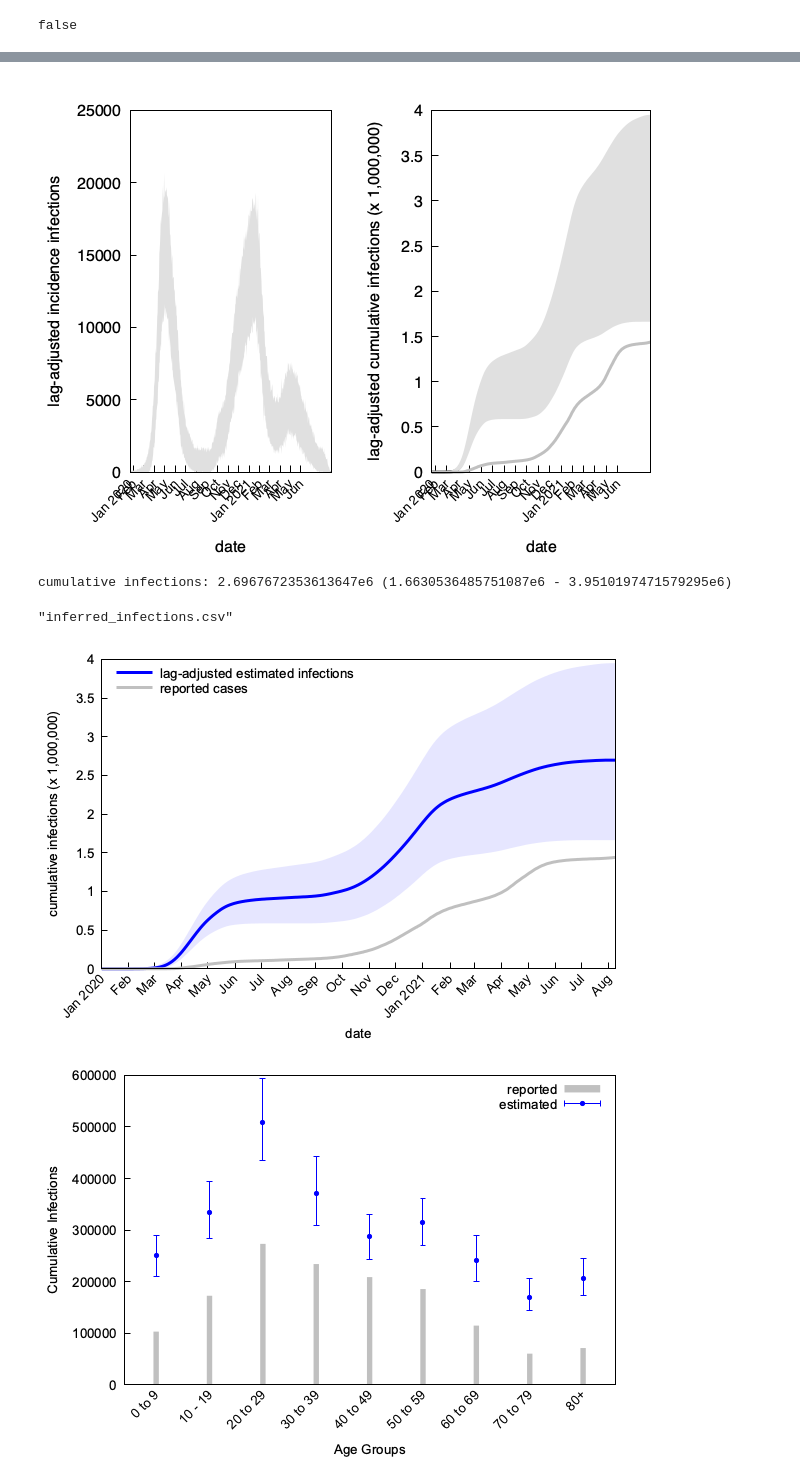
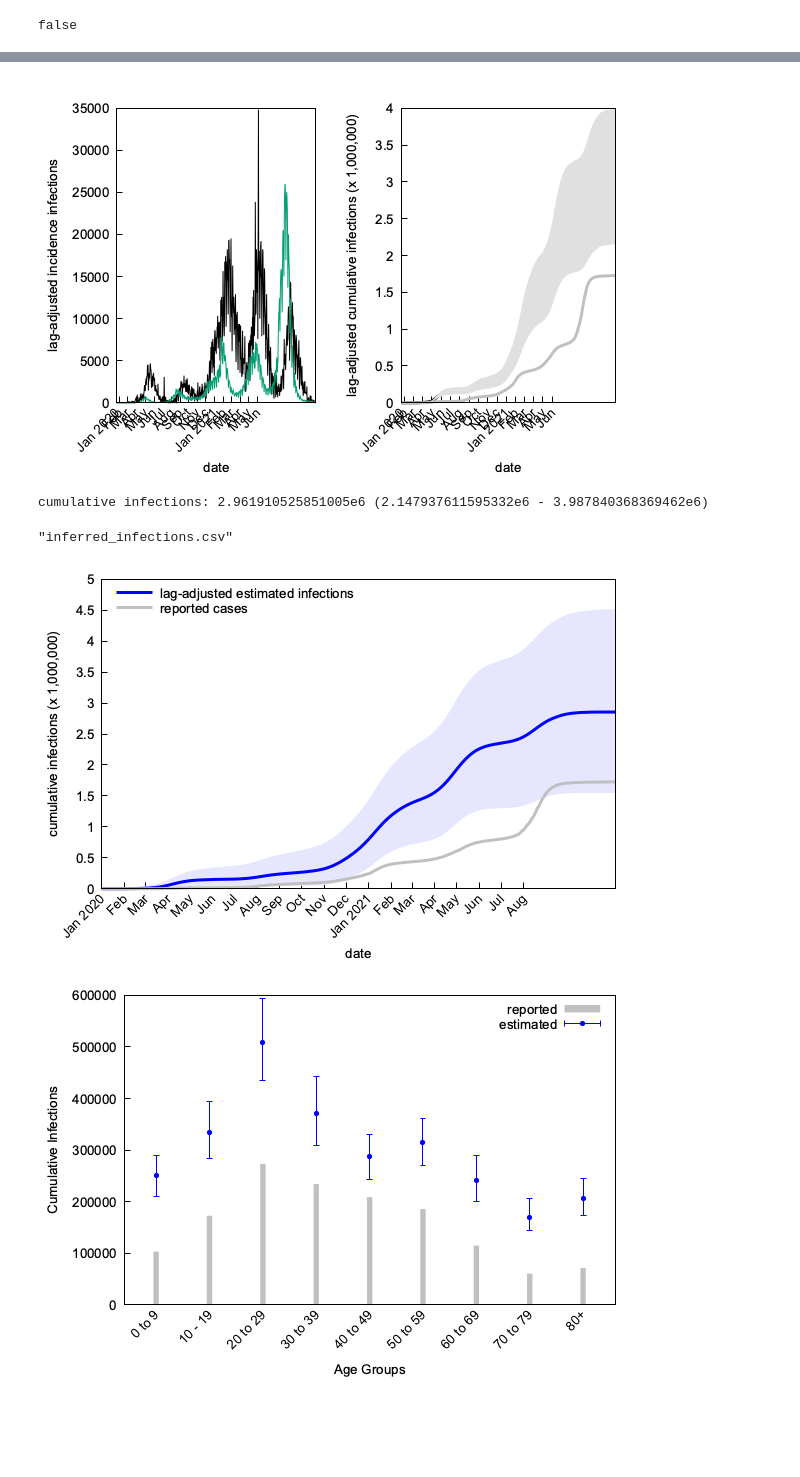
Before and after one commit to affans/c19popimmunity, a Jupyter notebook: population_immunity.ipynb, the cells around one changed output, grey strips where cells are left out. Drawn from its saved outputs; the diff is of its cells as text; code cells hidden in the pictures; blank space fills up the shorter version.

```diff
--- a/population_immunity.ipynb
+++ b/population_immunity.ipynb
@@ -59,13 +74,15 @@ function make_incidence(X)
     return y
 end
 
-df = CSV.File("/Users/affanakhter/OneDrive - BlueDot/trueinfections/COVIDdd.csv") |> DataFrame
-select!(df, [:date, :numconf, :numdeaths])
+df = CSV.File("/Users/affanakhter/OneDrive - BlueDot/trueinfections/meiji/Japan_COVIDdata.csv") |> DataFrame
+select!(df, [:date, :tot_cases, :deaths_byday])
 df.t = collect(1:nrow(df))
-df.numdeaths .= make_incidence(df.numdeaths)
-rename!(df, [:date => :Date, :numconf => :Cases, :numdeaths => :DailyDeaths])
+#df.numdeaths .= make_incidence(df.numdeaths)
+# rename columns instead of changing the entire scripts
+rename!(df, [:date => :Date, :tot_cases => :Cases, :deaths_byday => :DailyDeaths])
 
 @gp "reset"
+@gp :- "set title 'Deaths'"
 @gp :- "set xlabel 'date'"
 @gp :- "set ylabel 'daily incidence deaths'"
 @gp :- "set xtics ('Jan 2020' 1, 'Feb' 12, 'Mar' 41, 'Apr' 72, 'May' 102, 'Jun' 133, 'Jul' 163, 'Aug' 194, 'Sep' 225, 'Oct' 255, 'Nov' 286, 'Dec' 316, 'Jan 2021' 347, 'Feb' 378, 'Mar' 406, 'Apr' 437, 'May' 467, 'Jun' 498 )"
@@ -73,4 +90,16 @@ rename!(df, [:date => :Date, :numconf => :Cases, :numdeaths => :DailyDeaths])
 @gp :- "set xtics noenhanced nomirror" # no escaping for strings :-
 @gp :- "set ytics nomirror" :-
 @gp :- 1:length(df.DailyDeaths) df.DailyDeaths "with lines notitle"
+display(@gp)
+
+@gp "reset"
+@gp :- "set title 'Incidence'"
+@gp :- "set xlabel 'date'"
+@gp :- "set ylabel 'daily incidence deaths'"
+@gp :- "set xtics ('Jan 2020' 1, 'Feb' 12, 'Mar' 41, 'Apr' 72, 'May' 102, 'Jun' 133, 'Jul' 163, 'Aug' 194, 'Sep' 225, 'Oct' 255, 'Nov' 286, 'Dec' 316, 'Jan 2021' 347, 'Feb' 378, 'Mar' 406, 'Apr' 437, 'May' 467, 'Jun' 498 )"
+@gp :- "set xtics rotate by 45 right in font ', 10'"
+@gp :- "set xtics noenhanced nomirror" # no escaping for strings :-
+@gp :- "set ytics nomirror" :-
+@gp :- 1:length(df.Cases) cumsum(df.Cases) "with lines notitle"
+display(@gp)
 # %% [output]
@@ -78,15 +107,0 @@ rename!(df, [:date => :Date, :numconf => :Cases, :numdeaths => :DailyDeaths])
-# %%
-## read and plot the raw cases and dailydeaths
-df = DataFrame(CSV.File("USData-July15.csv", dateformat="mm/dd/yyyy"))
-
-#df.Date = Date.(df.Date, DateFormat("m/d/y"))
-show(df)
-
-@gp "reset"
-@gp :- "set xlabel 'date'"
-@gp :- "set ylabel 'daily incidence deaths'"
-@gp :- "set xtics ('Jan 2020' 1, 'Feb' 12, 'Mar' 41, 'Apr' 72, 'May' 102, 'Jun' 133, 'Jul' 163, 'Aug' 194, 'Sep' 225, 'Oct' 255, 'Nov' 286, 'Dec' 316, 'Jan 2021' 347, 'Feb' 378, 'Mar' 406, 'Apr' 437, 'May' 467, 'Jun' 498 )"
-@gp :- "set xtics rotate by 45 right in font ', 10'"
-@gp :- "set xtics noenhanced nomirror" # no escaping for strings :-
-@gp :- "set ytics nomirror" :-
-@gp :- 1:length(df.DailyDeaths) df.DailyDeaths "with lines notitle"
@@ -249,37 +188,38 @@ mean_inf_df = mean_inf_df[101:end, :]
 xvals = 1:nrow(mean_inf_df)
 ymeans, ymins, ymax = (mean_inf_df.mean, mean_inf_df.min, mean_inf_df.max)
 
 # remember, we are removing the first 100 days here when printing this out
 println("cumulative infections: $(sum(ymeans)) ($(sum(ymins)) - $(sum(ymax)))")
 
 # plot the mean lag-adjsuted infections
 Gnuplot.options.mime[MIME"text/html"] = "svg enhanced standalone mouse size 1200,400";
 @gp "reset"
 @gp :- "set multiplot layout 1,2 title ''"
 @gp :- "set xlabel 'date'"
 
 @gp :- "set xtics ('Jan 2020' 1, 'Feb' 12, 'Mar' 41, 'Apr' 72, 'May' 102, 'Jun' 133, 'Jul' 163, 'Aug' 194, 'Sep' 225, 'Oct' 255, 'Nov' 286, 'Dec' 316, 'Jan 2021' 347, 'Feb' 378, 'Mar' 406, 'Apr' 437, 'May' 467, 'Jun' 498 )"
 @gp :- "set xtics rotate by 45 right in font ', 10'"
 @gp :- "set xtics noenhanced nomirror" # no escaping for strings :-
 @gp :- "set ytics nomirror" :-
 
 @gp :- 1 xvals ymeans "with lines notitle lc 'black'"
-@gp :- 1 xvals ymins ymax "with filledcurves notitle fc 'grey' fs solid 0.5 border lc 'blue'"
+#@gp :- 1 xvals ymins ymax "with filledcurves notitle fc 'grey' fs solid 0.5 border lc 'blue'"
+@gp :- 1 xvals df.Cases "with lines notitle"
 @gp :- "set ylabel 'lag-adjusted incidence infections'"
 @gp :- 2 xvals cumsum(ymeans) ./ 1000000 "with lines notitle  lc 'black' lw 3"
 @gp :- 2 xvals cumsum(ymins) ./ 1000000 cumsum(ymax) ./ 1000000 "with filledcurves notitle fc 'grey' fs solid 0.5 border lc 'blue'"
-@gp :- 2 xvals df.Cases ./ 1000000 "with lines notitle  lc 'grey' lw 3"
+@gp :- 2 xvals cumsum(df.Cases) ./ 1000000 "with lines notitle  lc 'grey' lw 3"
 @gp :- "set ylabel 'lag-adjusted cumulative infections (x 1,000,000)'"
 display(@gp)
 # save finaldf in csv files for Seyed to plot in matlab instead
 # let's stack the columns and set up multiple files for him
 
 #df.Cases
 dfforlauren = DataFrame([ymeans, ymins, ymax], :auto)
 CSV.write("inferred_infections.csv", dfforlauren)
 # %% [output]
-[figure, old version]
+[figure, new version]
-cumulative infections: 2.6967672353613647e6 (1.6630536485751087e6 - 3.9510197471579295e6)
+cumulative infections: 2.961910525851005e6 (2.147937611595332e6 - 3.987840368369462e6)
 "inferred_infections.csv"
 # %%
 Gnuplot.options.mime[MIME"text/html"] = "svg enhanced standalone mouse size 600,400";
@@ -293,13 +233,13 @@ Gnuplot.options.mime[MIME"text/html"] = "svg enhanced standalone mouse size 600,
 @gp :- xvals cumsum(ymins) ./ 1000000 cumsum(ymax) ./ 1000000 "with filledcurves notitle fc 'blue' fs solid 0.1 border lc 'blue'"
 @gp :- xvals cumsum(ymeans) ./ 1000000 "with lines title 'lag-adjusted estimated infections'  lc 'blue' lw 3"
 
-@gp :- xvals df.Cases ./ 1000000 "with lines title 'reported cases'  lc 'grey' lw 3"
+@gp :- xvals cumsum(df.Cases) ./ 1000000 "with lines title 'reported cases'  lc 'grey' lw 3"
 @gp :- "set ylabel 'cumulative infections (x 1,000,000)'"
 Gnuplot.save(term="pngcairo enhanced font 'Arial,10' size 600,400", output="cumulative.png")
 Gnuplot.save(term="svg enhanced font 'Arial,10' size 600,400", output="fig1.svg")
 display(@gp)
 # %% [output]
-[figure, old version]
+[figure, new version]
 # %%
 means = [251262.39718478, 334794.97699113, 509231.25030844, 371426.37566876,
        287279.39821881, 314208.51816467, 241290.35281312, 169591.87025627,
```
Also changed, not shown: parts of 10 cells of this notebook.
